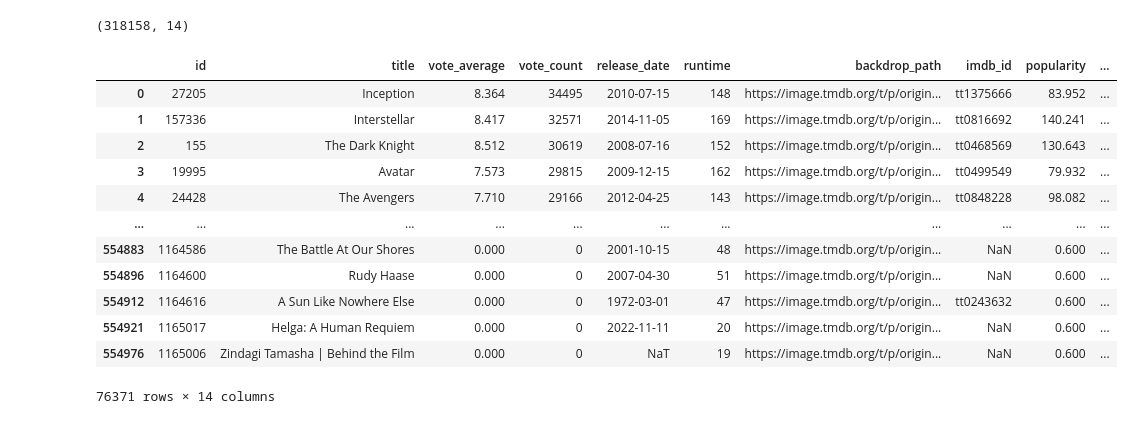
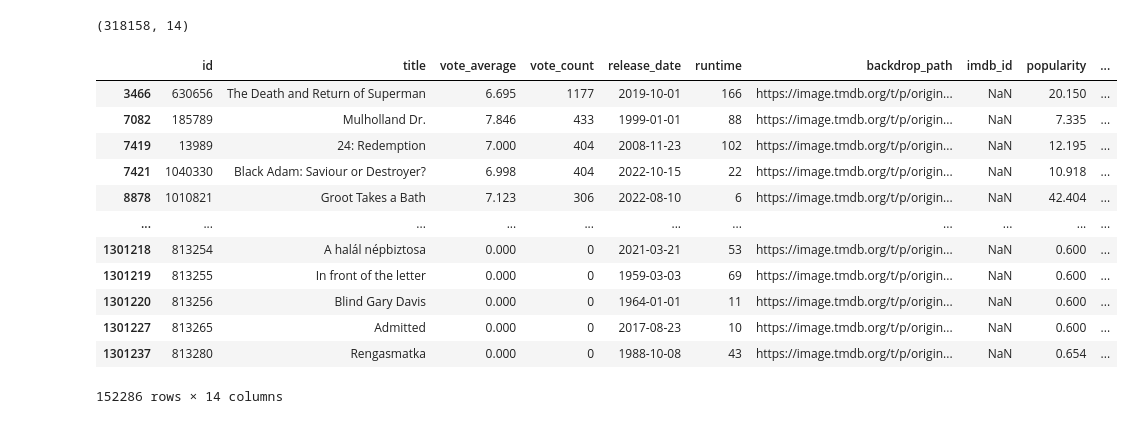
Before and after one commit to Yashasvikhatri9/MOVIE-RECOMMEND, a Jupyter notebook: notebooks/1_data_cleaning.ipynb, the cells around one changed output. Drawn from its saved outputs; the diff is of its cells as text; code cells hidden in the pictures.

```diff
--- a/notebooks/1_data_cleaning.ipynb
+++ b/notebooks/1_data_cleaning.ipynb
@@ -193,18 +193,18 @@ movie.shape
 # %%
 movie.to_csv("../data/processed/movies_clean.csv",index=False)
 # %%
-movie[movie["trailer_link"] != ""]
+movie[movie["imdb_id"].isna()==True]
 # %% [output]
 |  | id | title | vote_average | vote_count | release_date | runtime | backdrop_path | imdb_id | popularity | ... |
-| 0 | 27205 | Inception | 8.364 | 34495 | 2010-07-15 | 148 | https://image.tmdb.org/t/p/origin... | tt1375666 | 83.952 | ... |
-| 1 | 157336 | Interstellar | 8.417 | 32571 | 2014-11-05 | 169 | https://image.tmdb.org/t/p/origin... | tt0816692 | 140.241 | ... |
-| 2 | 155 | The Dark Knight | 8.512 | 30619 | 2008-07-16 | 152 | https://image.tmdb.org/t/p/origin... | tt0468569 | 130.643 | ... |
-| 3 | 19995 | Avatar | 7.573 | 29815 | 2009-12-15 | 162 | https://image.tmdb.org/t/p/origin... | tt0499549 | 79.932 | ... |
-| 4 | 24428 | The Avengers | 7.710 | 29166 | 2012-04-25 | 143 | https://image.tmdb.org/t/p/origin... | tt0848228 | 98.082 | ... |
+| 3466 | 630656 | The Death and Return of Superman | 6.695 | 1177 | 2019-10-01 | 166 | https://image.tmdb.org/t/p/origin... | NaN | 20.150 | ... |
+| 7082 | 185789 | Mulholland Dr. | 7.846 | 433 | 1999-01-01 | 88 | https://image.tmdb.org/t/p/origin... | NaN | 7.335 | ... |
+| 7419 | 13989 | 24: Redemption | 7.000 | 404 | 2008-11-23 | 102 | https://image.tmdb.org/t/p/origin... | NaN | 12.195 | ... |
+| 7421 | 1040330 | Black Adam: Saviour or Destroyer? | 6.998 | 404 | 2022-10-15 | 22 | https://image.tmdb.org/t/p/origin... | NaN | 10.918 | ... |
+| 8878 | 1010821 | Groot Takes a Bath | 7.123 | 306 | 2022-08-10 | 6 | https://image.tmdb.org/t/p/origin... | NaN | 42.404 | ... |
 | ... | ... | ... | ... | ... | ... | ... | ... | ... | ... | ... |
-| 554883 | 1164586 | The Battle At Our Shores | 0.000 | 0 | 2001-10-15 | 48 | https://image.tmdb.org/t/p/origin... | NaN | 0.600 | ... |
-| 554896 | 1164600 | Rudy Haase | 0.000 | 0 | 2007-04-30 | 51 | https://image.tmdb.org/t/p/origin... | NaN | 0.600 | ... |
-| 554912 | 1164616 | A Sun Like Nowhere Else | 0.000 | 0 | 1972-03-01 | 47 | https://image.tmdb.org/t/p/origin... | tt0243632 | 0.600 | ... |
-| 554921 | 1165017 | Helga: A Human Requiem | 0.000 | 0 | 2022-11-11 | 20 | https://image.tmdb.org/t/p/origin... | NaN | 0.600 | ... |
-| 554976 | 1165006 | Zindagi Tamasha | Behind the Film | 0.000 | 0 | NaT | 19 | https://image.tmdb.org/t/p/origin... | NaN | 0.600 | ... |
+| 1301218 | 813254 | A halál népbiztosa | 0.000 | 0 | 2021-03-21 | 53 | https://image.tmdb.org/t/p/origin... | NaN | 0.600 | ... |
+| 1301219 | 813255 | In front of the letter | 0.000 | 0 | 1959-03-03 | 69 | https://image.tmdb.org/t/p/origin... | NaN | 0.600 | ... |
+| 1301220 | 813256 | Blind Gary Davis | 0.000 | 0 | 1964-01-01 | 11 | https://image.tmdb.org/t/p/origin... | NaN | 0.600 | ... |
+| 1301227 | 813265 | Admitted | 0.000 | 0 | 2017-08-23 | 10 | https://image.tmdb.org/t/p/origin... | NaN | 0.600 | ... |
+| 1301237 | 813280 | Rengasmatka | 0.000 | 0 | 1988-10-08 | 43 | https://image.tmdb.org/t/p/origin... | NaN | 0.654 | ... |
-76371 rows × 14 columns
+152286 rows × 14 columns
```
Also changed, not shown: 4 other files.
